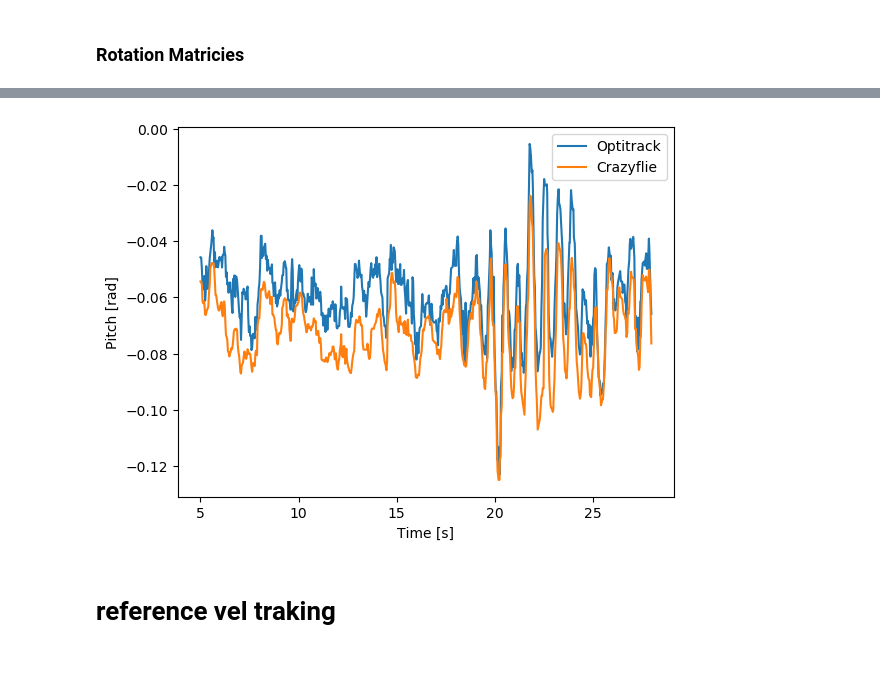
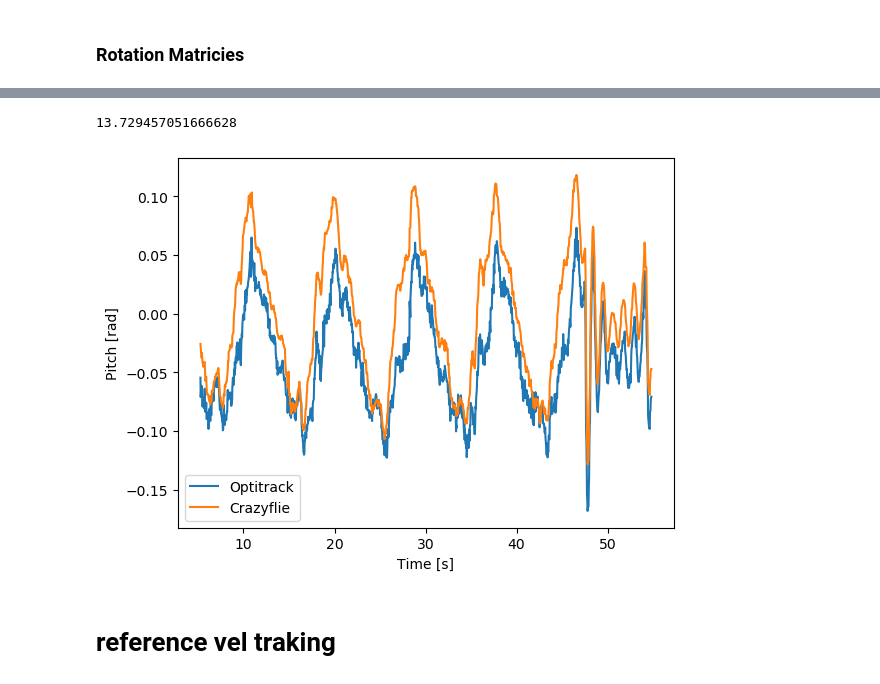
Before and after one commit to LuizMiguelTavares/crazyflie, a Jupyter notebook: crazyflie_controller/src/data/kalman_filter_tests2.ipynb, the cells around one changed output, grey strips where cells are left out. Cells and saved outputs as stored; diff of their text form; code cells hidden in the pictures.

```diff
--- a/crazyflie_controller/src/data/kalman_filter_tests2.ipynb
+++ b/crazyflie_controller/src/data/kalman_filter_tests2.ipynb
@@ -7,7 +7,7 @@ import numpy as np
 import matplotlib.pyplot as plt
 import tf.transformations as tf
 
-bag = rosbag.Bag('/home/miguel/catkin_ws/src/crazyflie/crazyflie_controller/src/data/no_balanced_04_vel05.bag')
+bag = rosbag.Bag('/home/miguel/catkin_ws/src/crazyflie/crazyflie_controller/src/data/no_balanced_04_vel05_lemniscata2.bag')
 
 time = []
 position_kalman = []
@@ -23,8 +23,9 @@ z_crazyflie = []
 reference_vel = []
 desired_position = []
 desired_velocity = []
+control_sent = []
 
-for topic, msg, t in bag.read_messages(topics=['time', 'position_Optitrack', 'position_estimate_topic', 'vel_Optitrack', 'vel_estimate_topic', 'crazyflieLog', 'optitrack_pose', 'reference_vel', 'desired_position', 'desired_vel']):
+for topic, msg, t in bag.read_messages(topics=['time', 'position_Optitrack', 'position_estimate_topic', 'vel_Optitrack', 'vel_estimate_topic', 'crazyflieLog', 'optitrack_pose', 'reference_vel', 'desired_position', 'desired_vel', 'control_sent']):
     if topic == 'time':
         time.append(msg.data)
 
@@ -57,9 +58,12 @@ for topic, msg, t in bag.read_messages(topics=['time', 'position_Optitrack', 'po
     if topic == 'desired_vel':
         desired_velocity.append((msg.x, msg.y, msg.z))
 
+    if topic == 'control_sent':
+        control_sent.append((msg.linear.x, msg.linear.y, msg.linear.z, msg.angular.z))
+
 ## Limit the data between 5 and 25 seconds
 start = 5
-end = 28
+end = 100
 
 len_time = len(time)
 max_time = time[len_time-1]
@@ -81,3 +85,4 @@ z_crazyflie = np.array(z_crazyflie[start_index:end_index])
 reference_vel = np.array(reference_vel[start_index:end_index])
 desired_position = np.array(desired_position[start_index:end_index])
 desired_velocity = np.array(desired_velocity[start_index:end_index])
+control_sent = np.array(control_sent[start_index:end_index])
@@ -114,13 +180,18 @@ for i in range(len(time)):
+# %%
+a_max_real = (a_max * g)/thrust_sent
+np.mean(a_max_real)
+# %% [output]
+13.729457051666628
 # %%
-plt.plot(time, np.array(orientation_optitrack_rad)[:, 0], label='Optitrack')
-plt.plot(time, orientation_crazyflie_rad[:, 0], label='Crazyflie')
+plt.plot(time, np.array(orientation_optitrack_rad)[:, 1], label='Optitrack')
+plt.plot(time, orientation_crazyflie_rad[:, 1], label='Crazyflie')
 
 plt.xlabel('Time [s]')
 plt.ylabel('Pitch [rad]')
 plt.legend()
 plt.show()
 # %% [output]
-[figure, old version]
+[figure, new version]
 # %% [markdown]
 # reference vel traking
 # %% [markdown]
```
Also changed, not shown: parts of 29 cells of this notebook, 10 other files.
